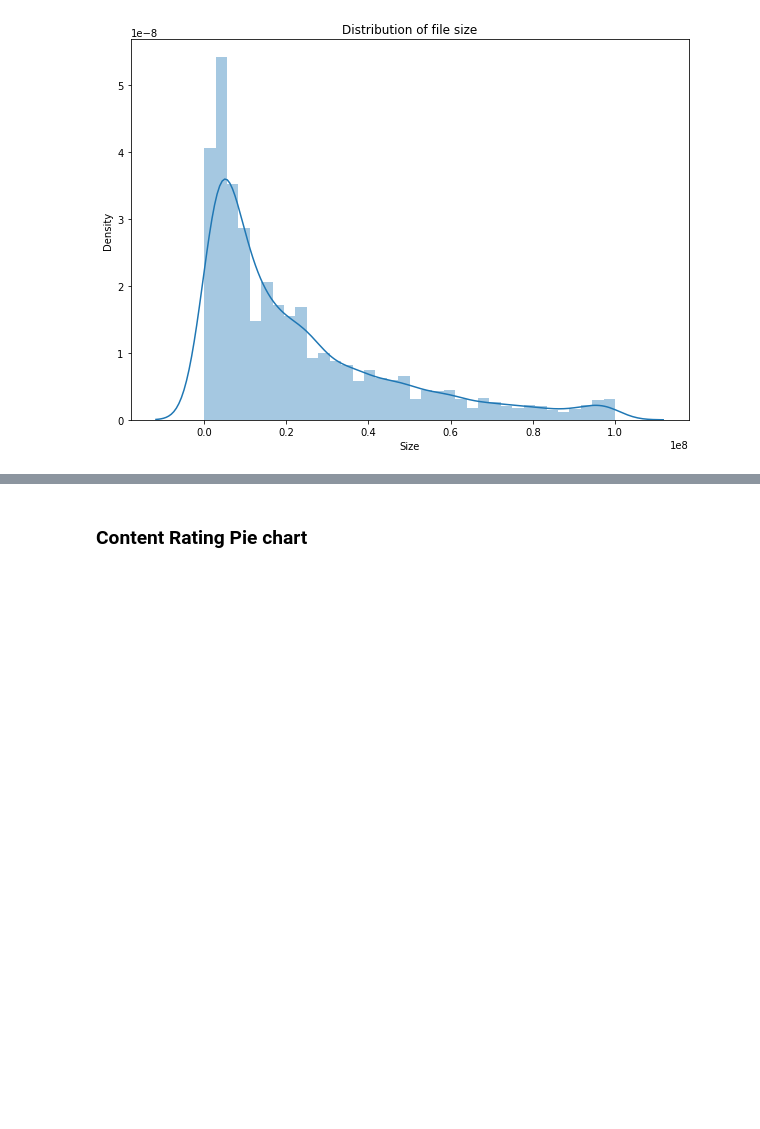
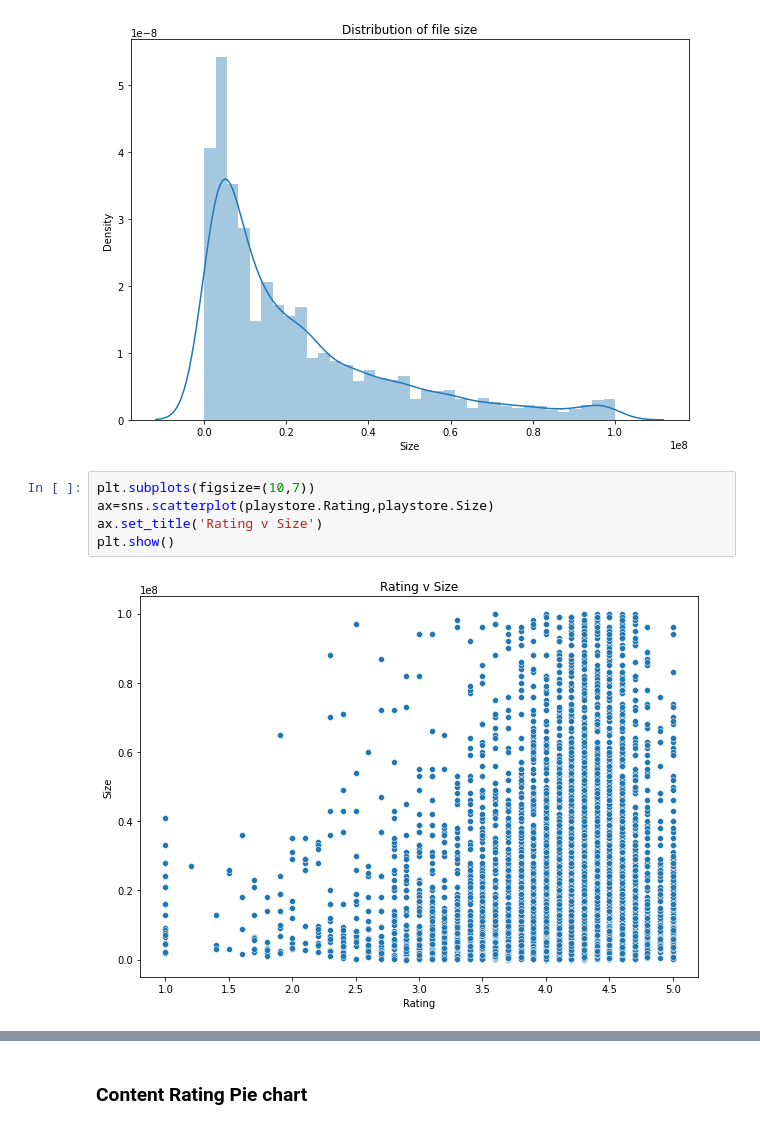
Before and after one commit to PrathnaPel/GooglePlayStoreML, a Jupyter notebook: Data Preprocessiong and Exploration.ipynb, the cells around one changed output, grey strips where cells are left out. Drawn from its saved outputs; the diff is of its cells as text; blank space fills up the shorter version.

```diff
--- a/Data Preprocessiong and Exploration.ipynb
+++ b/Data Preprocessiong and Exploration.ipynb
@@ -208,3 +208,10 @@ ax.set_title('Distribution of file size')
 plt.show()
 # %% [output]
 [figure]
+# %%
+plt.subplots(figsize=(10,7))
+ax=sns.scatterplot(playstore.Rating,playstore.Size)
+ax.set_title('Rating v Size')
+plt.show()
+# %% [output]
+[figure, added]
```
Also changed, not shown: parts of 2 cells of this notebook.
